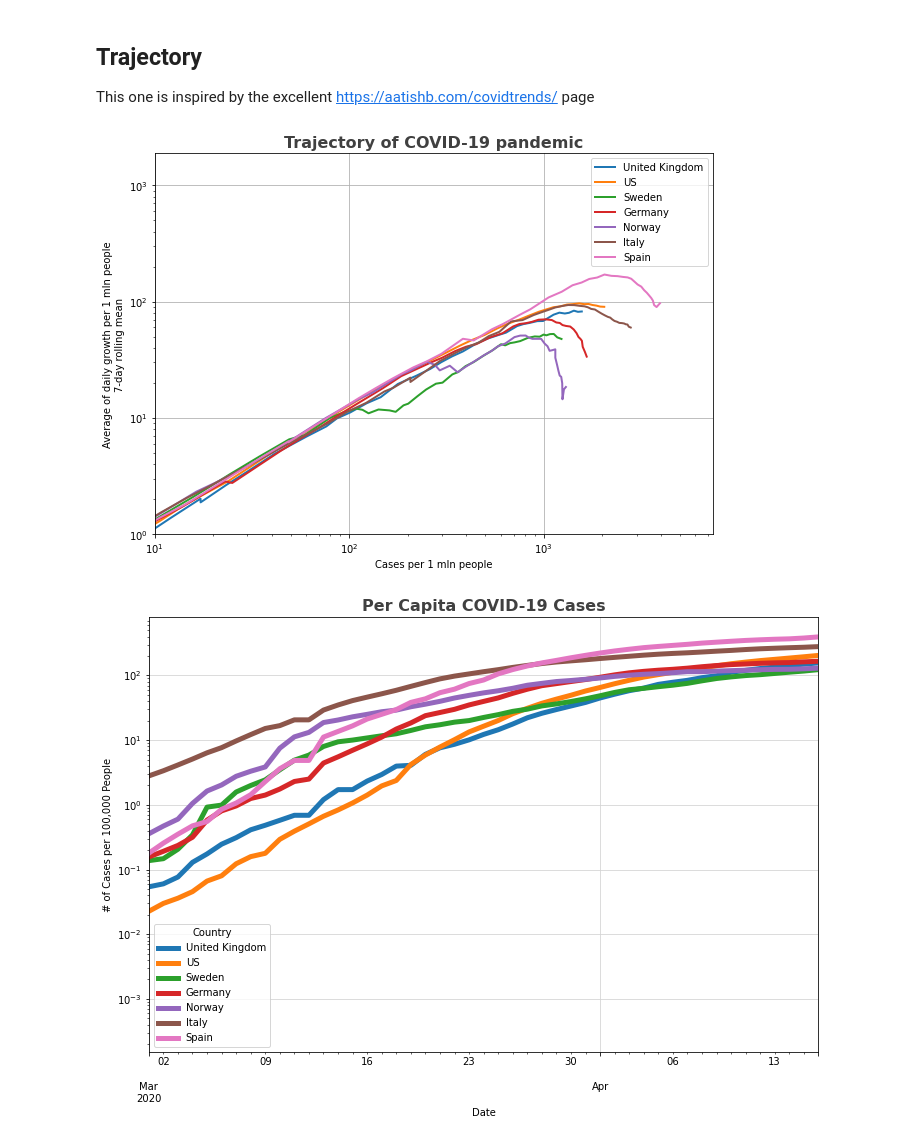
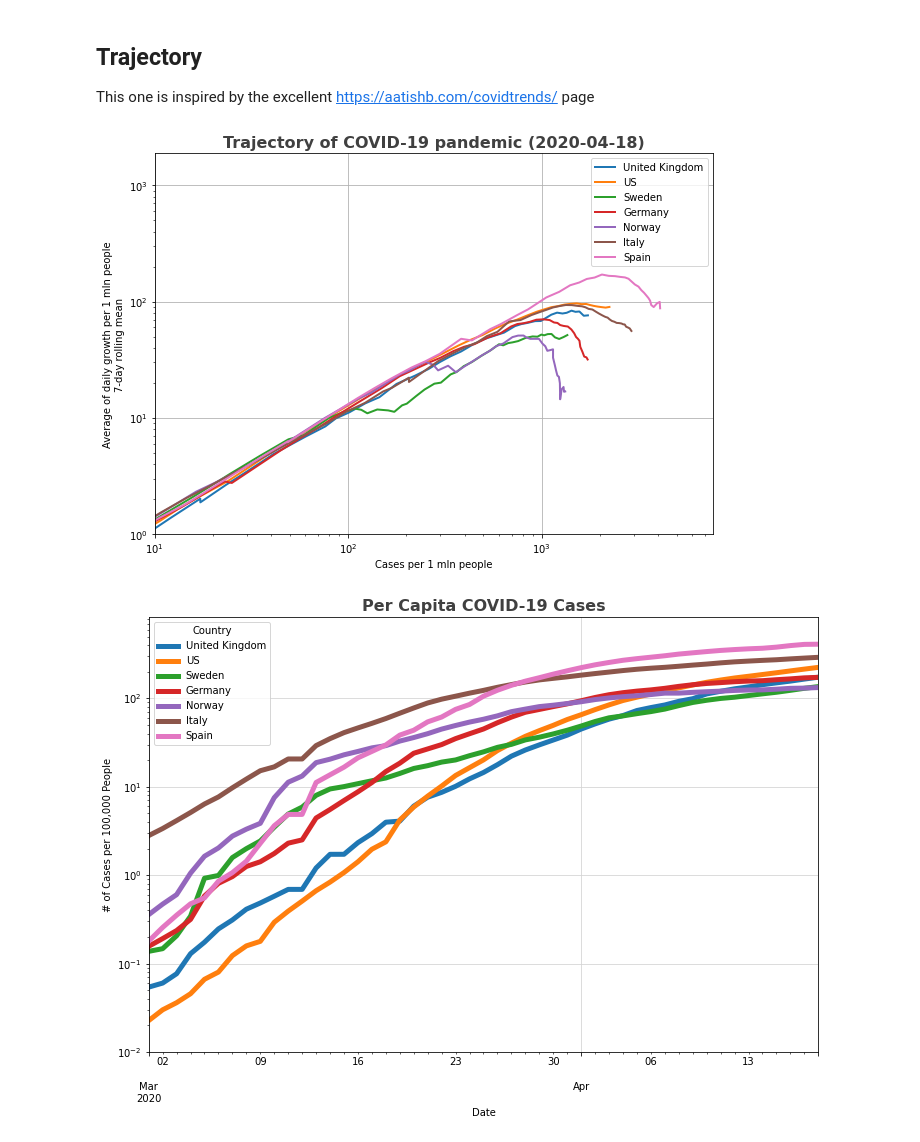
Before and after one commit to jochym/covid_plots, a Jupyter notebook: Covid_plots.ipynb, the cells around one changed output. Saved outputs shown, nothing was run; the diff lists cells and outputs as text; code cells hidden in the pictures.

```diff
--- a/Covid_plots.ipynb
+++ b/Covid_plots.ipynb
@@ -120,7 +122,7 @@ for n, c in enumerate(selcnt):
 
 plt.xlim(10,None)
 plt.ylim(1,None)
-plt.title('Trajectory of COVID-19 pandemic', fontsize = 16, weight = 'bold', alpha = .75)
+plt.title(f'Trajectory of COVID-19 pandemic ({str(val.index[-1]).split()[0]})', fontsize = 16, weight = 'bold', alpha = .75)
 plt.ylabel('Average of daily growth per 1 mln people\n'+
            f'{span}-day rolling mean')
 plt.xlabel('Cases per 1 mln people')
@@ -128,17 +130,18 @@ plt.legend()
 plt.grid()
 plt.savefig('trajectory.png');
 # %% [output]
-[figure, old version]
+[figure, new version]
 # %%
 percapitaplot = confpc[selcnt].plot(figsize=(12,8), linewidth=5, logy=LOGY)
 percapitaplot.grid(color='#d4d4d4')
 percapitaplot.set_xlabel('Date')
 percapitaplot.set_ylabel('# of Cases per 100,000 People')
 percapitaplot.set_xlim(pd.Timestamp('2020-03-1'),None)
+percapitaplot.set_ylim(1e-2, None)
 percapitaplot.set_title("Per Capita COVID-19 Cases",
                         fontsize = 16, weight = 'bold', alpha = .75);
 # %% [output]
-[figure, old version]
+[figure, new version]
 # %%
 vplot = victpc[selcnt].plot(figsize=(12,8), linewidth=5, logy=LOGY)
 vplot.grid(color='#d4d4d4')
```
Also changed, not shown: parts of 6 cells of this notebook, 3 other files.
